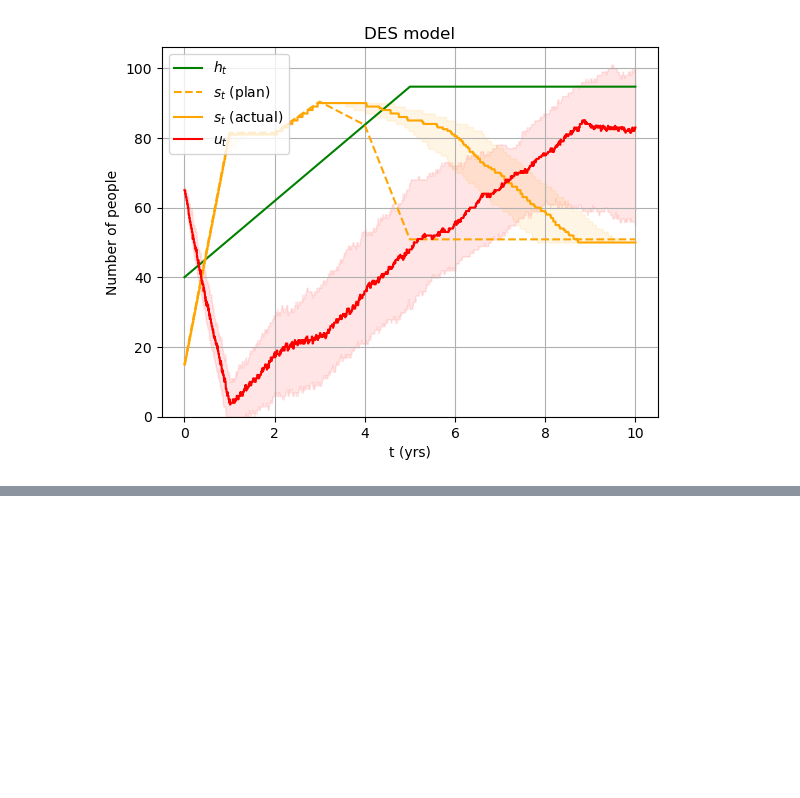
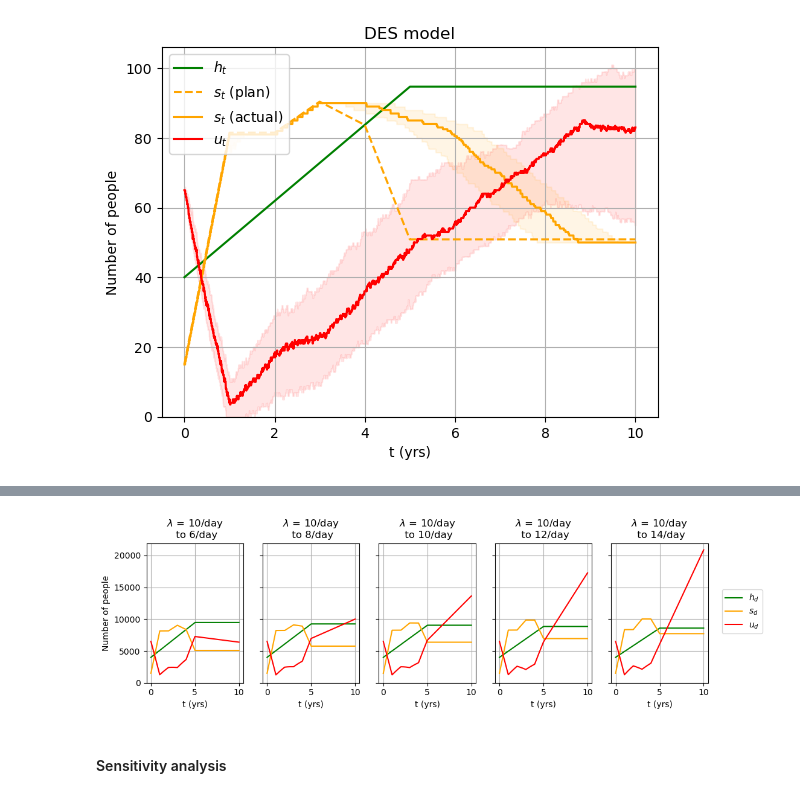
Before and after one commit to grahamburgess3/tvcp, a Jupyter notebook: NumericalResults.ipynb, the cells around one changed output, grey strips where cells are left out. Cells and saved outputs as stored; diff of their text form; code cells hidden in the pictures; blank space fills up the shorter version.

Commit message:
start sensitivity analysis

```diff
--- a/NumericalResults.ipynb
+++ b/NumericalResults.ipynb
@@ -301,0 +336,23 @@ s.plot()
+# %%
+fig, axs = plt.subplots(1, 5,  figsize=(12, 3))
+ymax = 0
+for i in range(len(models)):
+    ymax = max(ymax, max(models[i].model.h_t + models[i].model.sh_t + models[i].model.unsh_t))
+    x = [j/365 for j in range(problems[i].problem.horizon_model*365)]
+    axs[i].plot(x, models[i].model.h_t, color = 'green')
+    axs[i].plot(x, models[i].model.sh_t, color = 'orange')
+    axs[i].plot(x, models[i].model.unsh_t, color = 'red')
+    axs[i].set(title = '$\lambda$ = 10/day\n to ' + str(int(arrival_rates[i])) + '/day')
+axs[i].legend(["$h_d$", "$s_d$", "$u_d$"], bbox_to_anchor=(1.1, 0.7))
+
+# formatting
+for ax in axs.flat:
+    ax.set(xlabel='t (yrs)', ylabel='Number of people')
+    ax.grid()
+    ax.set_ylim(0, ymax*1.05)
+    ax.label_outer()
+plt.show()
+# %% [output]
+[figure, added]
+# %% [markdown]
+#### Sensitivity analysis
```
Also changed, not shown: parts of 7 cells of this notebook.
